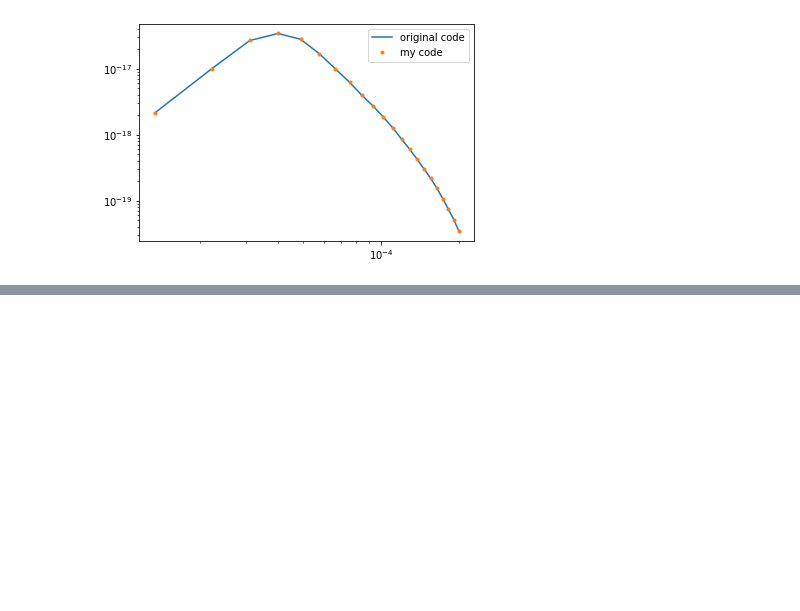
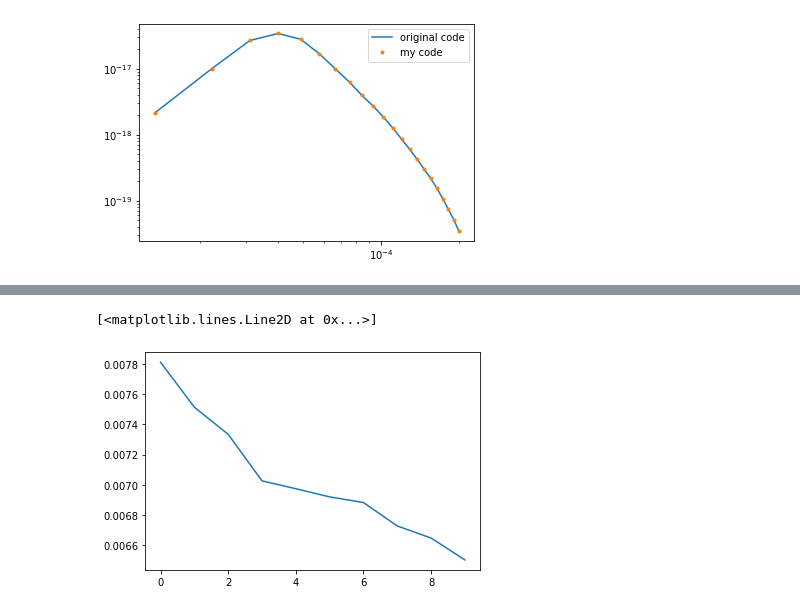
Before and after one commit to Pperezhogin/pyqg_experiments_Ross, a Jupyter notebook: pyqg_subgrid_experiments/test_Ross.ipynb, the cells around one changed output, grey strips where cells are left out. Saved outputs shown, nothing was run; the diff lists cells and outputs as text; code cells hidden in the pictures; blank space fills up the shorter version.

```diff
--- a/pyqg_subgrid_experiments/test_Ross.ipynb
+++ b/pyqg_subgrid_experiments/test_Ross.ipynb
@@ -539,0 +703,5 @@ plt.legend(['original code', 'my code'])
+# %%
+plt.plot(var_ratio)
+# %% [output]
+[<matplotlib.lines.Line2D at 0x...>]
+[figure, added]
```
Also changed, not shown: parts of 5 cells of this notebook, 5 other files.
